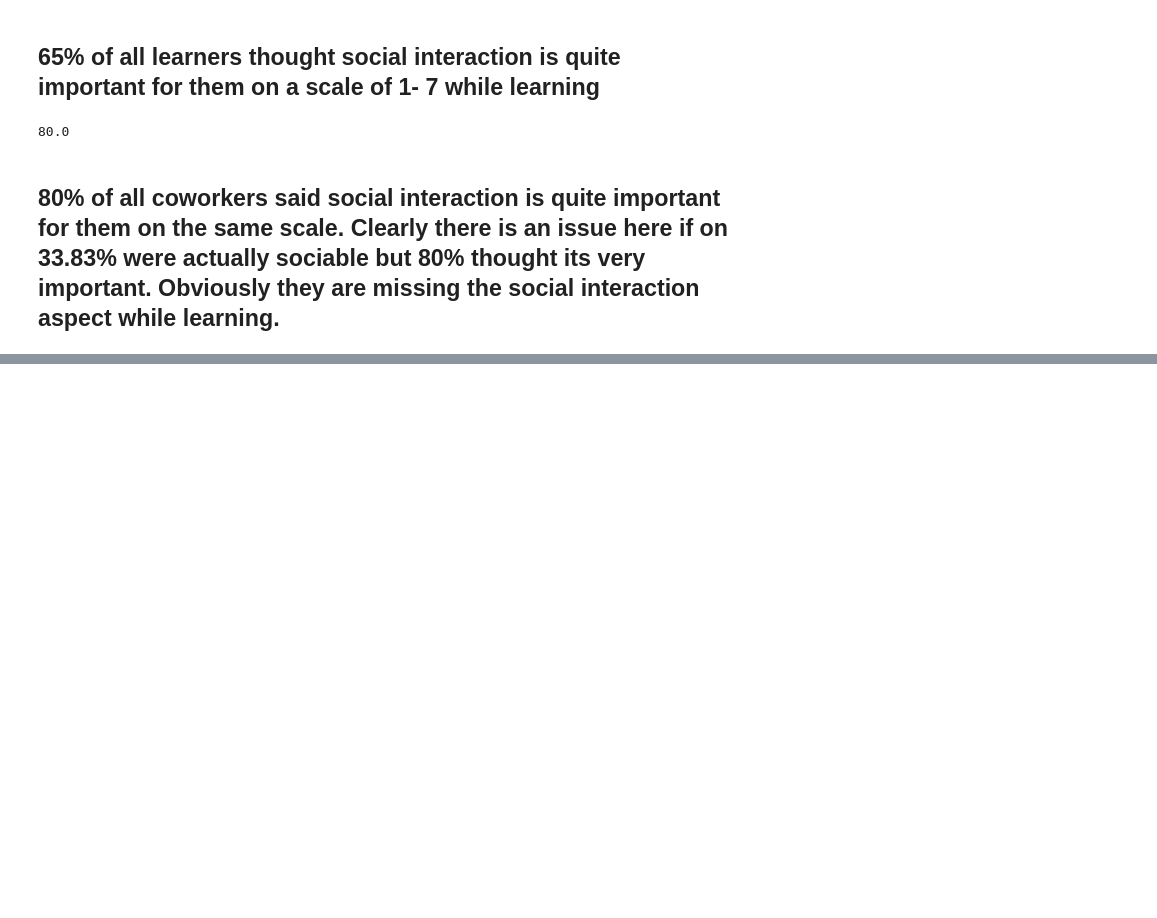
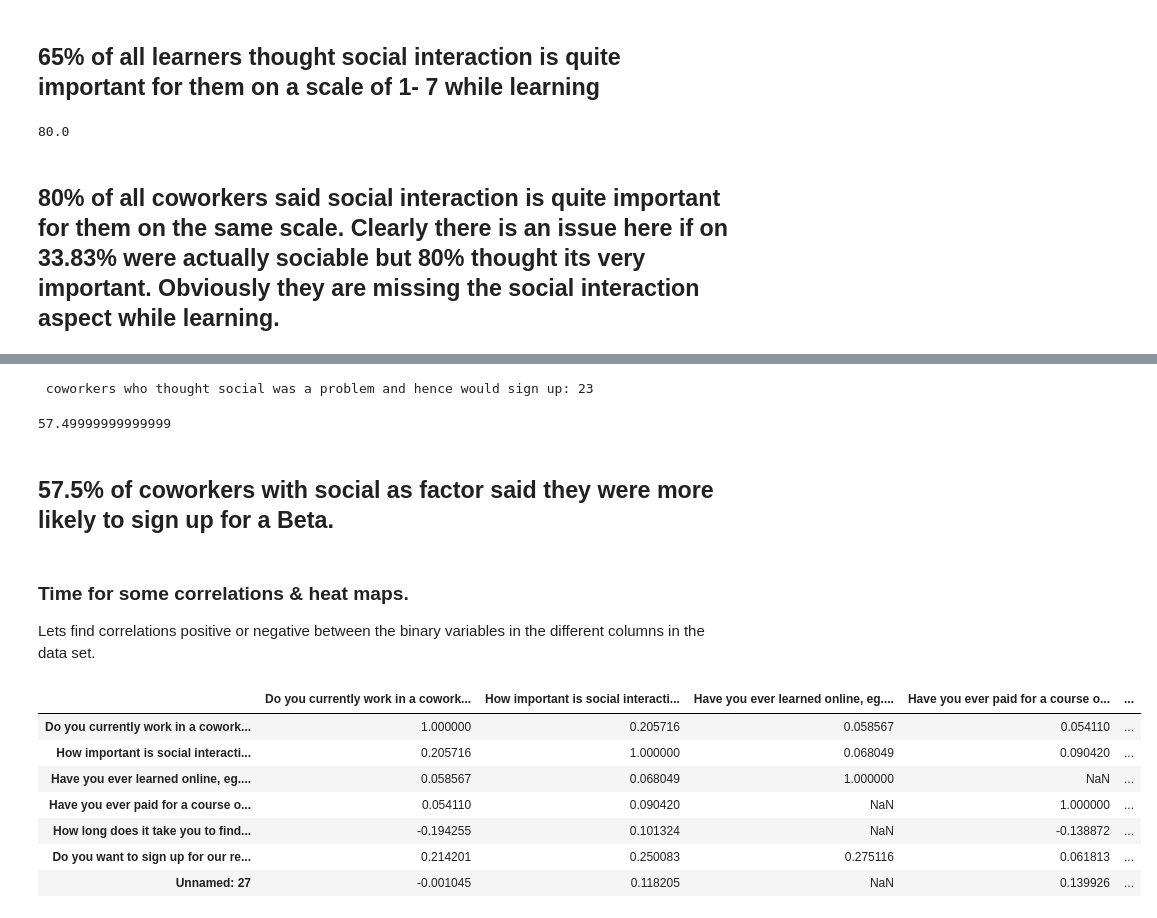
Before and after one commit to noslav/online_learning, a Jupyter notebook: Online Learning Analysis.ipynb, the cells around one changed output, grey strips where cells are left out. Saved outputs shown, nothing was run; the diff lists cells and outputs as text; code cells hidden in the pictures; blank space fills up the shorter version.

Commit message:
added heat maps

```diff
--- a/Online Learning Analysis.ipynb
+++ b/Online Learning Analysis.ipynb
@@ -271,0 +317,25 @@ float(len(np.intersect1d(socialImp, coworkers))) / 70 * 100
+# %%
+print "coworkers who thought social was a factor and would sign up:", len(reduce(np.intersect1d,(coworkers, factorSocial, learnBetaYes)))
+# %% [output]
+ coworkers who thought social was a problem and hence would sign up: 23
+# %%
+23.0/ len(reduce(np.intersect1d,(coworkers, factorSocial))) * 100
+# %% [output]
+57.49999999999999
+# %% [markdown]
+## 57.5% of coworkers with social as factor said they were more likely to sign up for a Beta.
+# %% [markdown]
+### Time for some correlations & heat maps.
+
+Lets find correlations positive or negative between the binary variables in the different columns in the data set.
+# %%
+olBin.corr(method='pearson', min_periods=1)
+# %% [output]
+|  | Do you currently work in a cowork... | How important is social interacti... | Have you ever learned online, eg.... | Have you ever paid for a course o... | ... |
+| Do you currently work in a cowork... | 1.000000 | 0.205716 | 0.058567 | 0.054110 | ... |
+| How important is social interacti... | 0.205716 | 1.000000 | 0.068049 | 0.090420 | ... |
+| Have you ever learned online, eg.... | 0.058567 | 0.068049 | 1.000000 | NaN | ... |
+| Have you ever paid for a course o... | 0.054110 | 0.090420 | NaN | 1.000000 | ... |
+| How long does it take you to find... | -0.194255 | 0.101324 | NaN | -0.138872 | ... |
+| Do you want to sign up for our re... | 0.214201 | 0.250083 | 0.275116 | 0.061813 | ... |
+| Unnamed: 27 | -0.001045 | 0.118205 | NaN | 0.139926 | ... |
```
Also changed, not shown: parts of 30 cells of this notebook, 7 other files.
